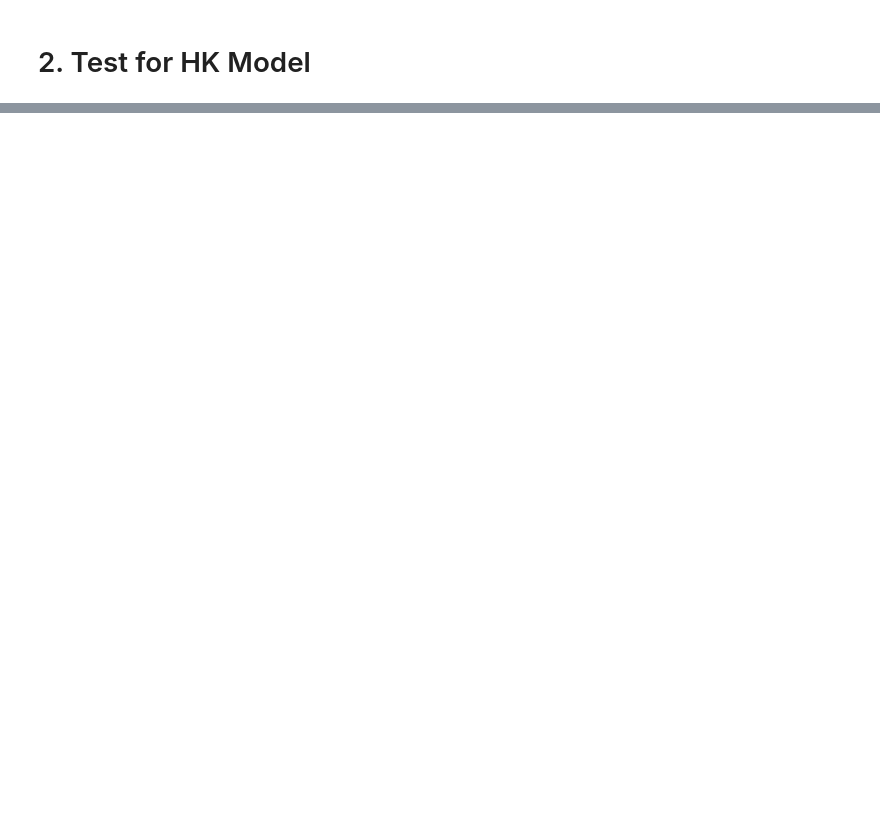
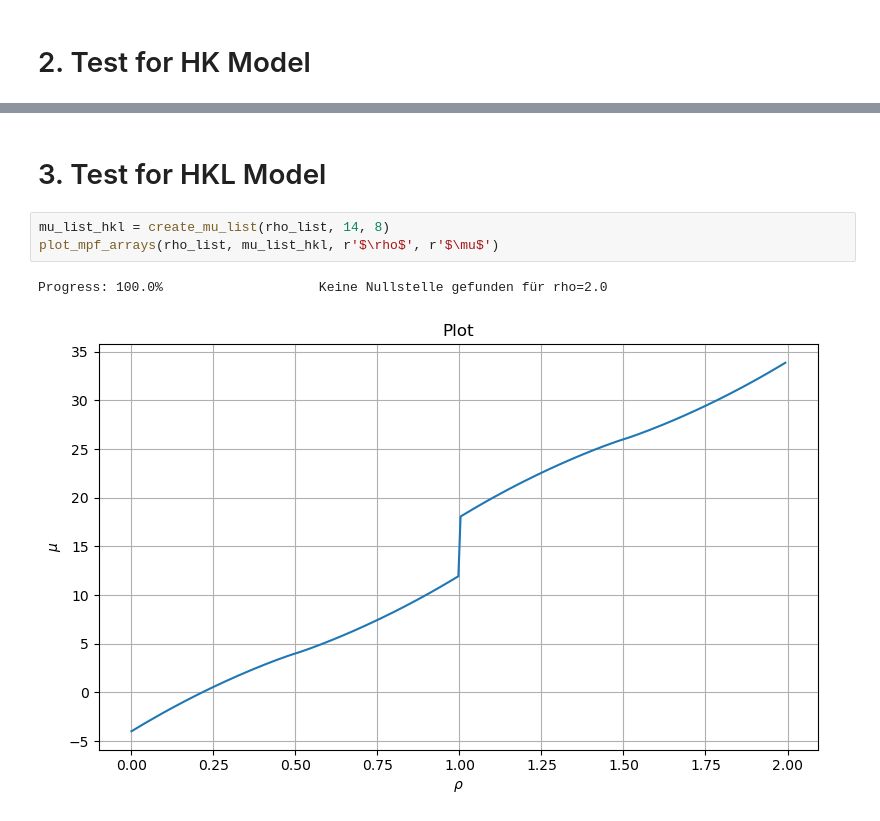
Before and after one commit to janjhch/bachelorthesis, a Jupyter notebook: meanfield/singularity_2d.ipynb, the cells around one changed output, grey strips where cells are left out. Cells and saved outputs as stored; diff of their text form; blank space fills up the shorter version.

```diff
--- a/meanfield/singularity_2d.ipynb
+++ b/meanfield/singularity_2d.ipynb
@@ -146,0 +213,8 @@ def plot_mpf_arrays(x_array, y_array, xlabel='x', ylabel='y', title='Plot'):
+# %% [markdown]
+# 3. Test for HKL Model
+# %%
+mu_list_hkl = create_mu_list(rho_list, 14, 8)
+plot_mpf_arrays(rho_list, mu_list_hkl, r'$\rho$', r'$\mu$')
+# %% [output]
+Progress: 100.0%                    Keine Nullstelle gefunden für rho=2.0
+[figure, added]
```
Also changed, not shown: parts of 10 cells of this notebook.
